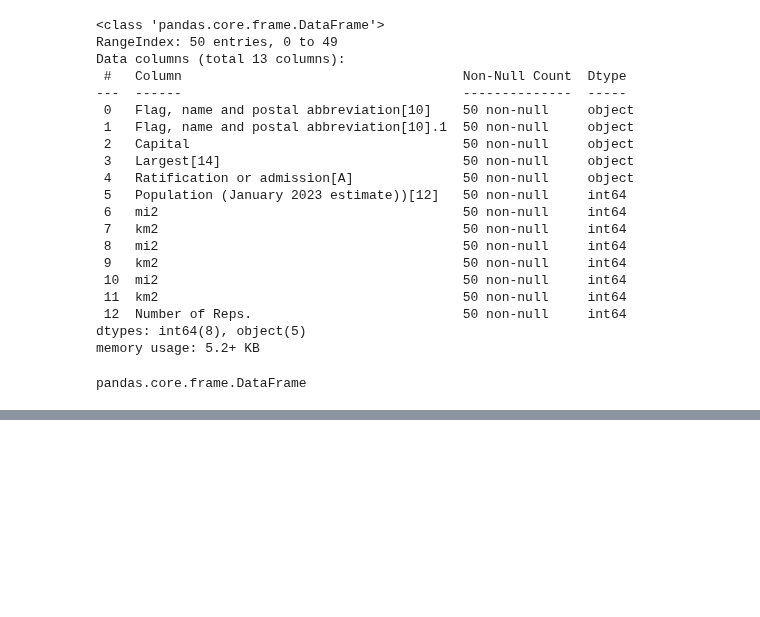
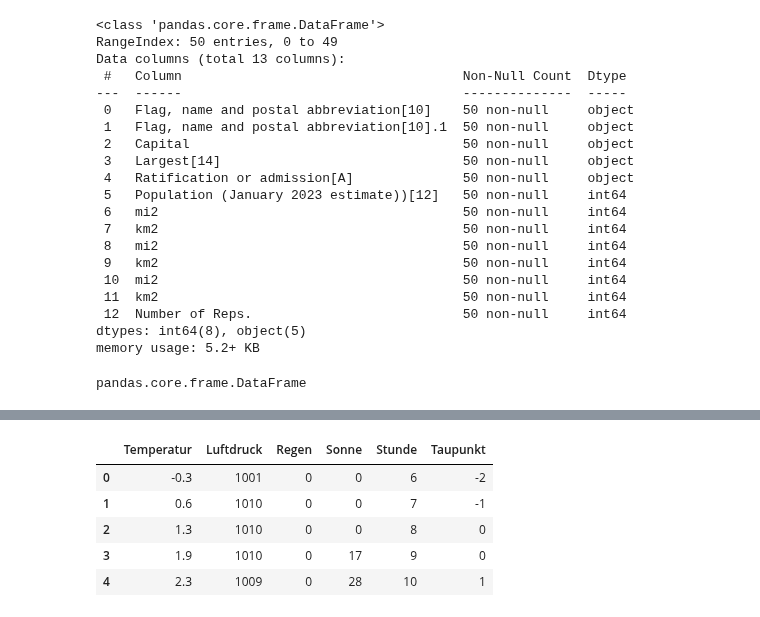
Before and after one commit to OOS-Team/DsKi_DataPreparation, a Jupyter notebook: Aufgabe2_3.ipynb, the cells around one changed output, grey strips where cells are left out. Saved outputs shown, nothing was run; the diff lists cells and outputs as text; code cells hidden in the pictures; blank space fills up the shorter version.

```diff
--- a/Aufgabe2_3.ipynb
+++ b/Aufgabe2_3.ipynb
@@ -221,0 +273,10 @@ states.head()
+# %%
+ausgewähltes_wetter = wetter[["Temperatur", "Luftdruck", "Regen", "Sonne", "Stunde", "Taupunkt"]]
+ausgewähltes_wetter.head()
+# %% [output]
+|  | Temperatur | Luftdruck | Regen | Sonne | Stunde | Taupunkt |
+| 0 | -0.3 | 1001 | 0 | 0 | 6 | -2 |
+| 1 | 0.6 | 1010 | 0 | 0 | 7 | -1 |
+| 2 | 1.3 | 1010 | 0 | 0 | 8 | 0 |
+| 3 | 1.9 | 1010 | 0 | 17 | 9 | 0 |
+| 4 | 2.3 | 1009 | 0 | 28 | 10 | 1 |
```
Also changed, not shown: parts of 16 cells of this notebook.
